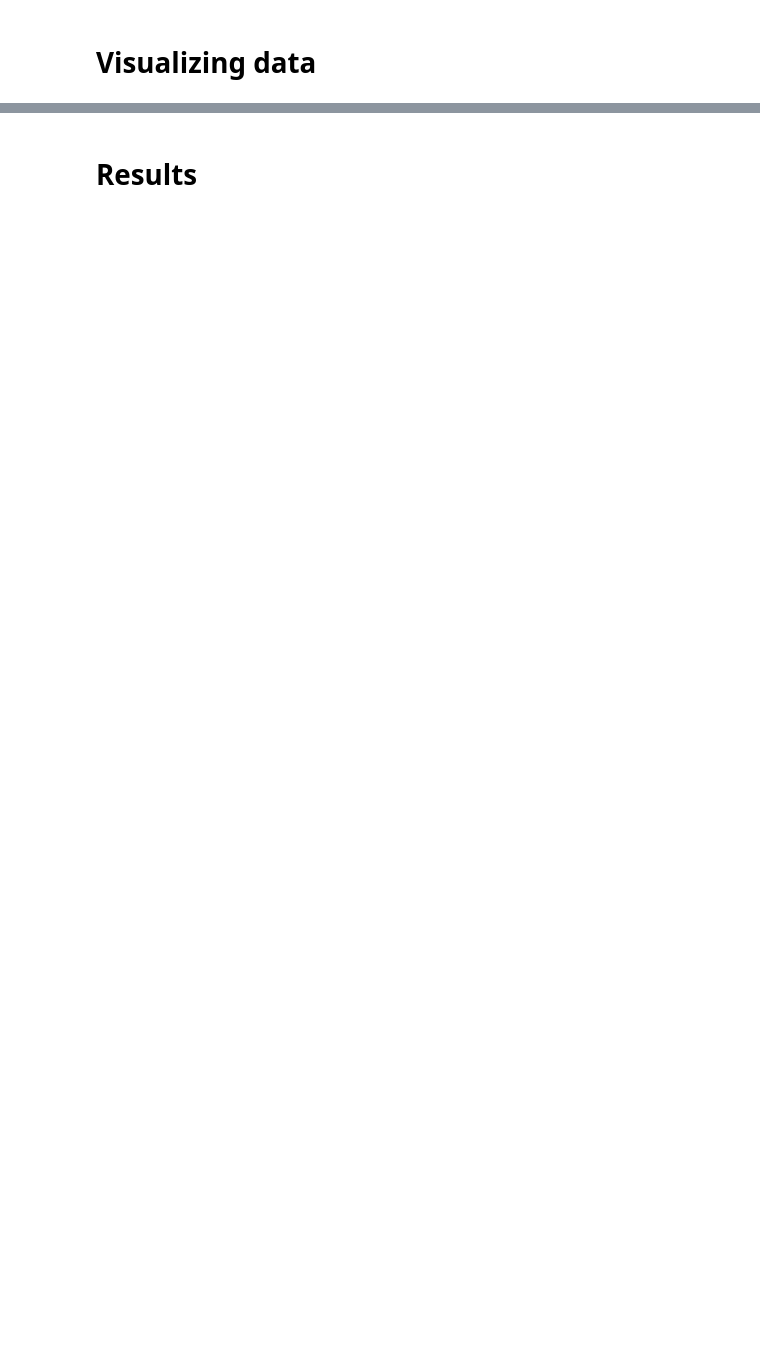
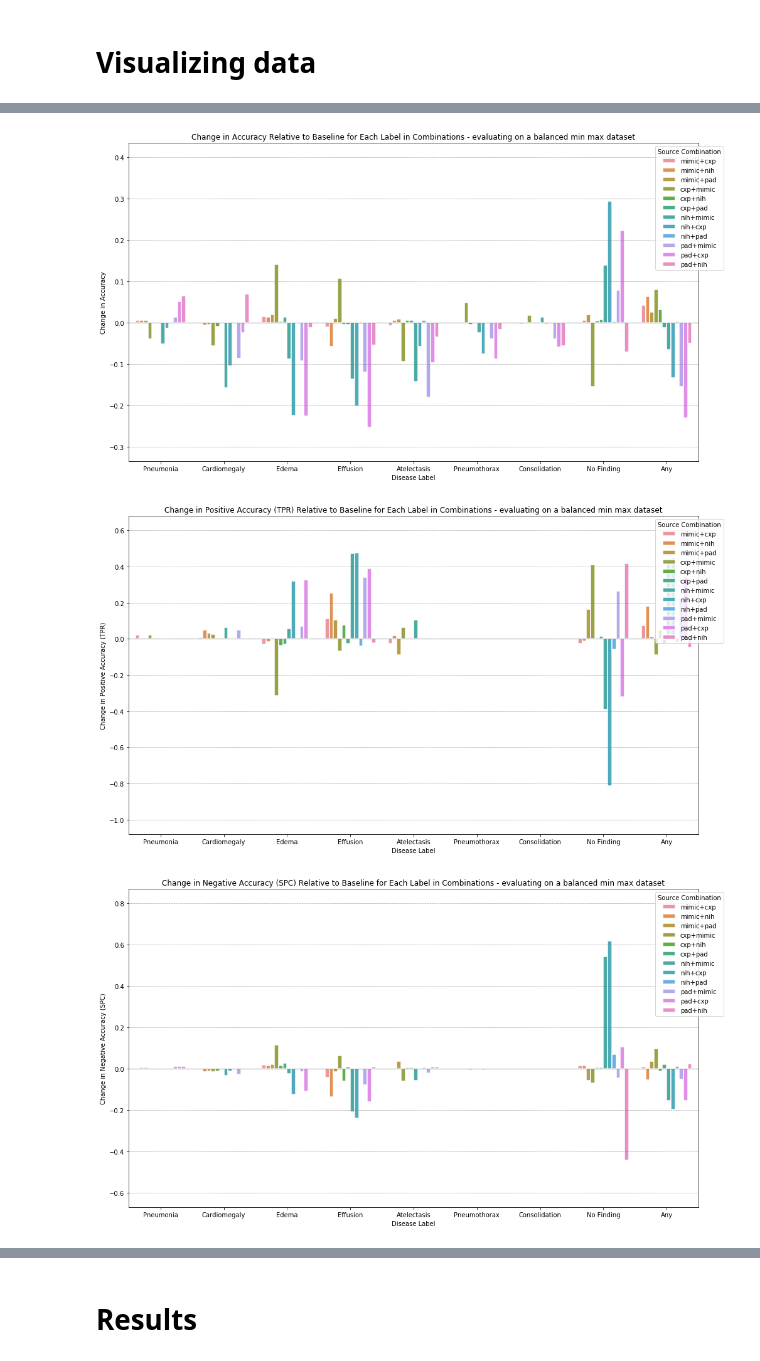
Before and after one commit to nstawski/dlh-final-project, a Jupyter notebook: Nina_Stawski_final_project_stats.ipynb, the cells around one changed output, grey strips where cells are left out. Saved outputs shown, nothing was run; the diff lists cells and outputs as text; code cells hidden in the pictures; blank space fills up the shorter version.

```diff
--- a/Nina_Stawski_final_project_stats.ipynb
+++ b/Nina_Stawski_final_project_stats.ipynb
@@ -2644,11 +2721,13 @@ def get_accuracy_df(report):
 
     return accuracy_changes_df
 # %%
-two_datasets_accuracy_changes_df = get_accuracy_df(two_dataset_combined_report)
+#commenting these out since they don't have the positive and negative accuracy changes
+# two_datasets_accuracy_changes_df = get_accuracy_df(two_dataset_combined_report)
+# one_datasets_accuracy_changes_df = get_accuracy_df(one_dataset_combined_report)
+# balanced_dataset_accuracy_changes_df = get_accuracy_df(balanced_dataset_combined_report)
+# balanced_single_dataset_accuracy_changes_df = get_accuracy_df(balanced_single_dataset_combined_report)
 
-one_datasets_accuracy_changes_df = get_accuracy_df(one_dataset_combined_report)
+balanced_min_max_dataset_accuracy_changes_df = get_accuracy_df(balanced_min_max_dataset_combined_report)
 
-balanced_dataset_accuracy_changes_df = get_accuracy_df(balanced_dataset_combined_report)
-
-balanced_single_dataset_accuracy_changes_df = get_accuracy_df(balanced_single_dataset_combined_report)
+balanced_validate_on_two_dataset_accuracy_changes_df = get_accuracy_df(balanced_validate_on_two_dataset_combined_report)
 # %% [output]
@@ -2672,9 +2751,6 @@ balanced_single_dataset_accuracy_changes_df = get_accuracy_df(balanced_single_da
 # %%
-def plot_breakdown_accuracy_changes(accuracy_changes_df, chart_name=""):
-    accuracy_changes_df['log_change'] = np.sign(accuracy_changes_df['change_in_accuracy']) * np.log(np.abs(accuracy_changes_df['change_in_accuracy']) + 1e-40)
-
+def plot_breakdown_accuracy_changes(accuracy_changes_df, metric='Accuracy', chart_name=""):
     plt.figure(figsize=(14, 8))
-    # Using seaborn's barplot to visualize the data, now using 'label' for the x-axis and 'part_source' for hue
     label_order = ['Pneumonia', 'Cardiomegaly', 'Edema', 'Effusion', 'Atelectasis', 'Pneumothorax', 'Consolidation', 'No Finding', 'Any']
     source_order = [
         'mimic+cxp', 'mimic+nih', 'mimic+pad',
@@ -2683,19 +2759,19 @@ def plot_breakdown_accuracy_changes(accuracy_changes_df, chart_name=""):
         'pad+mimic', 'pad+cxp', 'pad+nih'
     ]
 
-    ax = sns.barplot(data=accuracy_changes_df, y='change_in_accuracy', x='label', hue='source_combination', order=label_order, hue_order=source_order, dodge=1,edgecolor="white",
-                linewidth=1.5)
+    filtered_df = accuracy_changes_df[accuracy_changes_df['metric'] == metric]
+
+    ax = sns.barplot(data=filtered_df, y='change', x='label', hue='source_combination', order=label_order, hue_order=source_order, dodge=True, edgecolor="white", linewidth=1.5)
 
     for y in ax.get_yticks():
         plt.axhline(y, color='gray', linewidth=0.5, linestyle='--')
 
-    # Add a horizontal line at zero to indicate no change
     plt.axhline(0, color='gray', linewidth=0.8)
 
-    plt.title(f'Change in Accuracy Relative to Baseline for Each Label in Combinations{" for " + chart_name if chart_name else None}')
-    plt.ylabel('Relative difference in worst-group performance')
+    plt.title(f'Change in {metric} Relative to Baseline for Each Label in Combinations{" - " + chart_name if chart_name else ""}')
+    plt.ylabel(f'Change in {metric}')
     plt.xlabel('Disease Label')
     plt.xticks()
-    plt.legend(title='Source Combination', loc='upper right')
+    plt.legend(title='Source Combination', loc='upper right', bbox_to_anchor=(1.05, 1))
     plt.tight_layout()
     plt.show()
@@ -2711,0 +2778,20 @@ plot_breakdown_accuracy_changes(balanced_single_dataset_accuracy_changes_df, "ev
+# %%
+#commenting these out since they don't have the positive and negative accuracy changes
+# plot_breakdown_accuracy_changes(two_datasets_accuracy_changes_df, "evaluating on two datasets")
+# plot_breakdown_accuracy_changes(one_datasets_accuracy_changes_df, "evaluating on one dataset")
+# plot_breakdown_accuracy_changes(balanced_dataset_accuracy_changes_df, "evaluating on a balanced datasets")
+# plot_breakdown_accuracy_changes(balanced_single_dataset_accuracy_changes_df, "evaluating on a balanced single dataset")
+
+# plot_breakdown_accuracy_changes(balanced_min_max_dataset_accuracy_changes_df, "evaluating on a balanced min max dataset")
+
+plot_breakdown_accuracy_changes(balanced_min_max_dataset_accuracy_changes_df, metric='Accuracy', chart_name='evaluating on a balanced min max dataset')
+plot_breakdown_accuracy_changes(balanced_min_max_dataset_accuracy_changes_df, metric='Positive Accuracy (TPR)', chart_name='evaluating on a balanced min max dataset')
+plot_breakdown_accuracy_changes(balanced_min_max_dataset_accuracy_changes_df, metric='Negative Accuracy (SPC)', chart_name='evaluating on a balanced min max dataset')
+
+plot_breakdown_accuracy_changes(balanced_validate_on_two_dataset_accuracy_changes_df, metric='Accuracy', chart_name='evaluating on a balanced dataset validated on two hospials')
+plot_breakdown_accuracy_changes(balanced_validate_on_two_dataset_accuracy_changes_df, metric='Positive Accuracy (TPR)', chart_name='evaluating on a balanced dataset validated on two hospials')
+plot_breakdown_accuracy_changes(balanced_validate_on_two_dataset_accuracy_changes_df, metric='Negative Accuracy (SPC)', chart_name='evaluating on a balanced dataset validated on two hospials')
+# %% [output]
+[figure, added]
+[figure, added]
+[figure, added]
```
Also changed, not shown: parts of 45 cells of this notebook.
